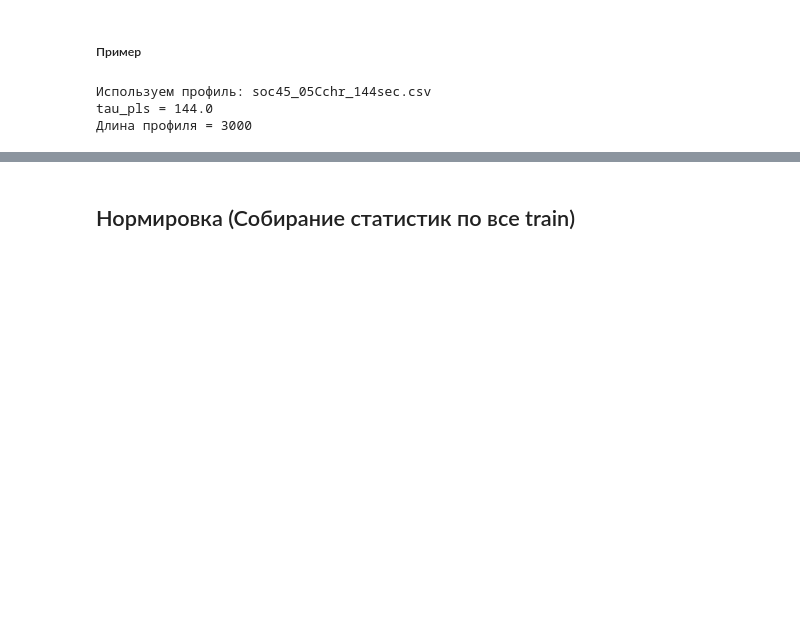
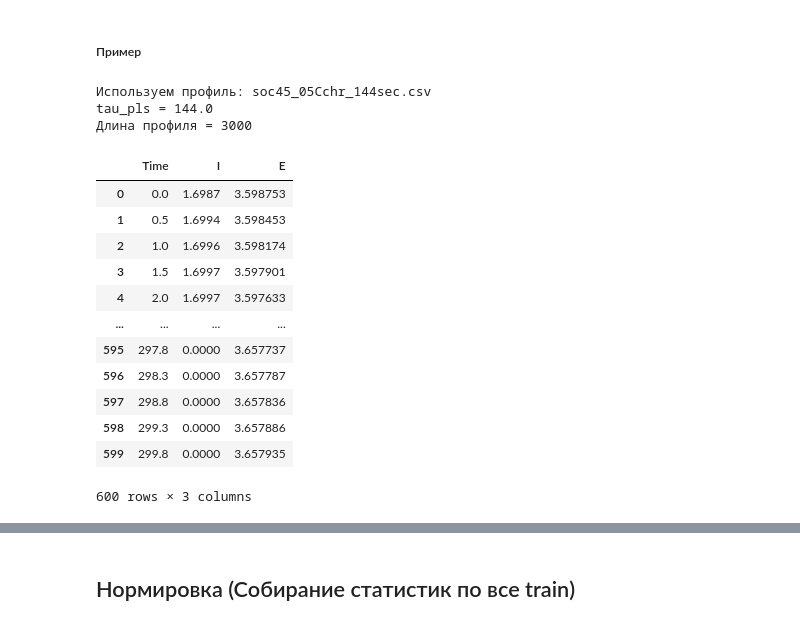
Before and after one commit to KLIOde/MIPT_Li-ion_battaries, a Jupyter notebook: Klim.ipynb, the cells around one changed output, grey strips where cells are left out. Cells and saved outputs as stored; diff of their text form; code cells hidden in the pictures; blank space fills up the shorter version.

```diff
--- a/Klim.ipynb
+++ b/Klim.ipynb
@@ -707,4 +707,20 @@ print("Длина профиля =", len(current))
 Используем профиль: soc45_05Cchr_144sec.csv
 tau_pls = 144.0
 Длина профиля = 3000
+# %%
+(train_data['soc45_05Cchr_144sec.csv__syn_0'])
+# %% [output]
+|  | Time | I | E |
+| 0 | 0.0 | 1.6987 | 3.598753 |
+| 1 | 0.5 | 1.6994 | 3.598453 |
+| 2 | 1.0 | 1.6996 | 3.598174 |
+| 3 | 1.5 | 1.6997 | 3.597901 |
+| 4 | 2.0 | 1.6997 | 3.597633 |
+| ... | ... | ... | ... |
+| 595 | 297.8 | 0.0000 | 3.657737 |
+| 596 | 298.3 | 0.0000 | 3.657787 |
+| 597 | 298.8 | 0.0000 | 3.657836 |
+| 598 | 299.3 | 0.0000 | 3.657886 |
+| 599 | 299.8 | 0.0000 | 3.657935 |
+600 rows × 3 columns
 # %%
```
Also changed, not shown: parts of 23 cells of this notebook.
